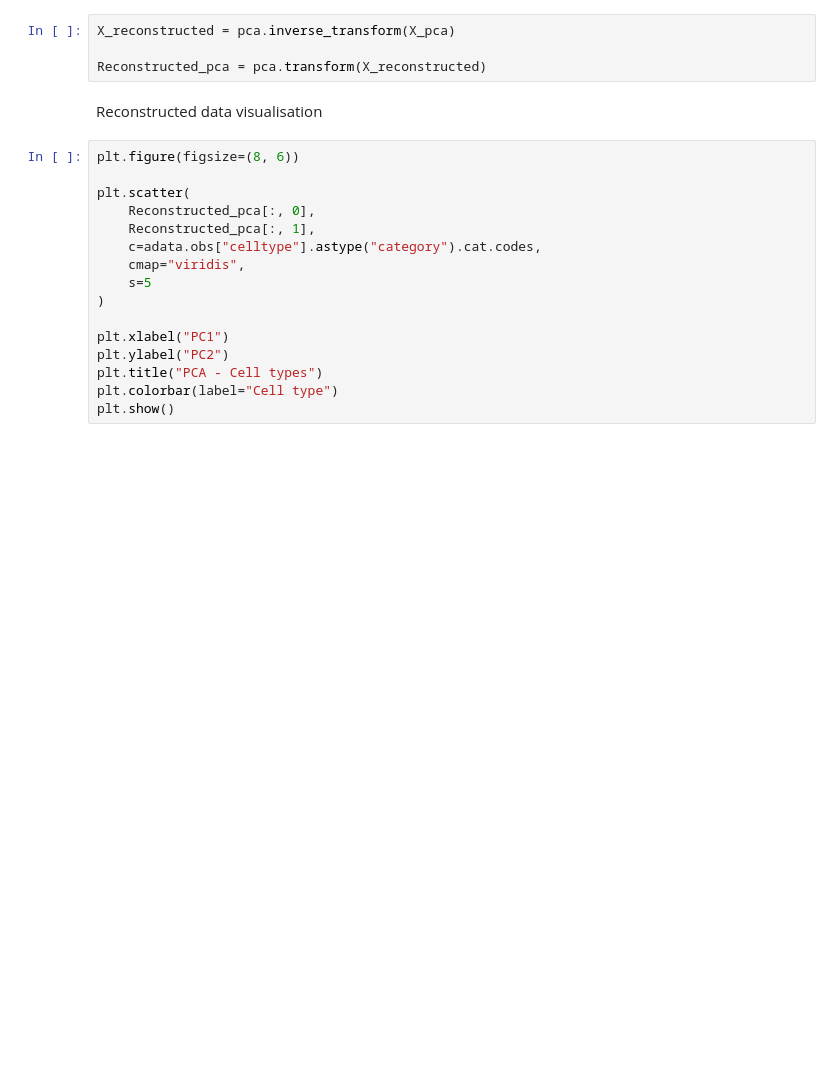
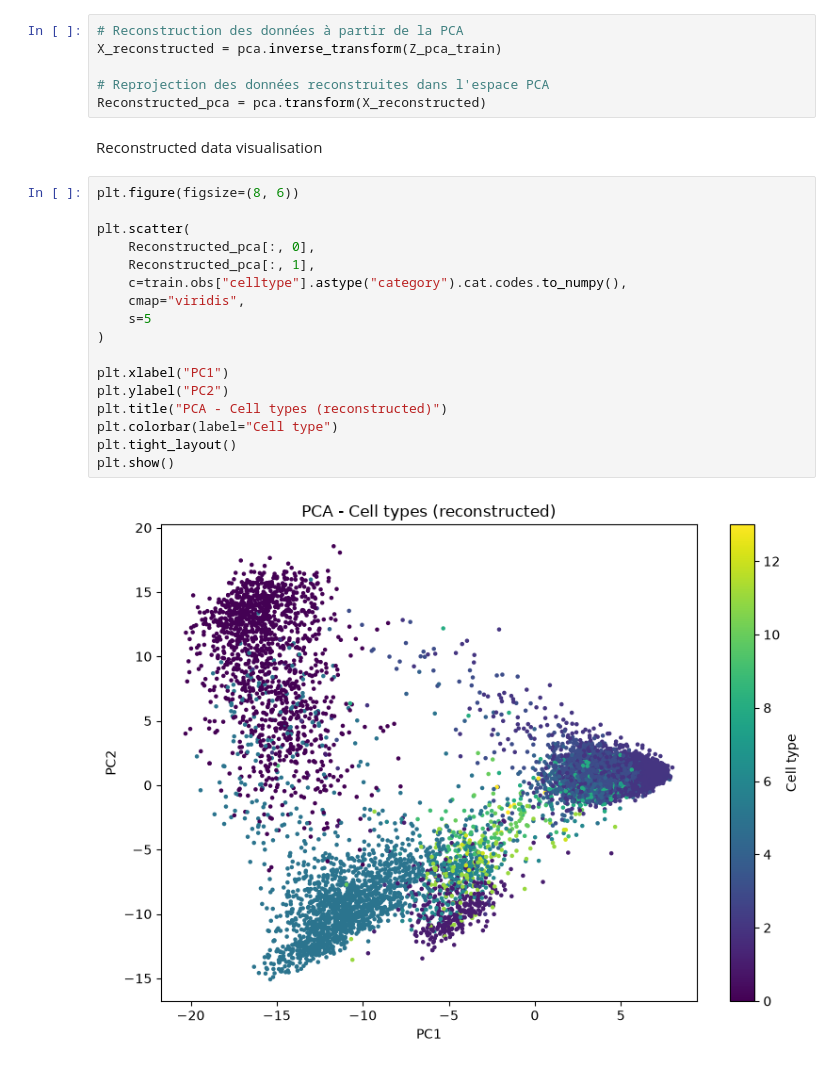
Before and after one commit to Simonn18/projet_DEA, a Jupyter notebook: Scripts/3-PCA.ipynb, the cells around one changed output. Drawn from its saved outputs; the diff is of its cells as text; blank space fills up the shorter version.

```diff
--- a/Scripts/3-PCA.ipynb
+++ b/Scripts/3-PCA.ipynb
@@ -109,27 +127,32 @@ plt.show()
 # %% [markdown]
 Data reconstruction
 # %%
-X_reconstructed = pca.inverse_transform(X_pca)
+# Reconstruction des données à partir de la PCA
+X_reconstructed = pca.inverse_transform(Z_pca_train)
 
+# Reprojection des données reconstruites dans l'espace PCA
 Reconstructed_pca = pca.transform(X_reconstructed)
 # %% [markdown]
 Reconstructed data visualisation
 # %%
 plt.figure(figsize=(8, 6))
 
 plt.scatter(
     Reconstructed_pca[:, 0],
     Reconstructed_pca[:, 1],
-    c=adata.obs["celltype"].astype("category").cat.codes,
+    c=train.obs["celltype"].astype("category").cat.codes.to_numpy(),
     cmap="viridis",
     s=5
 )
 
 plt.xlabel("PC1")
 plt.ylabel("PC2")
-plt.title("PCA - Cell types")
+plt.title("PCA - Cell types (reconstructed)")
 plt.colorbar(label="Cell type")
+plt.tight_layout()
 plt.show()
+# %% [output]
+[figure, added]
 # %%
 plt.figure(figsize=(12, 4))
 
```
Also changed, not shown: parts of 10 cells of this notebook.
